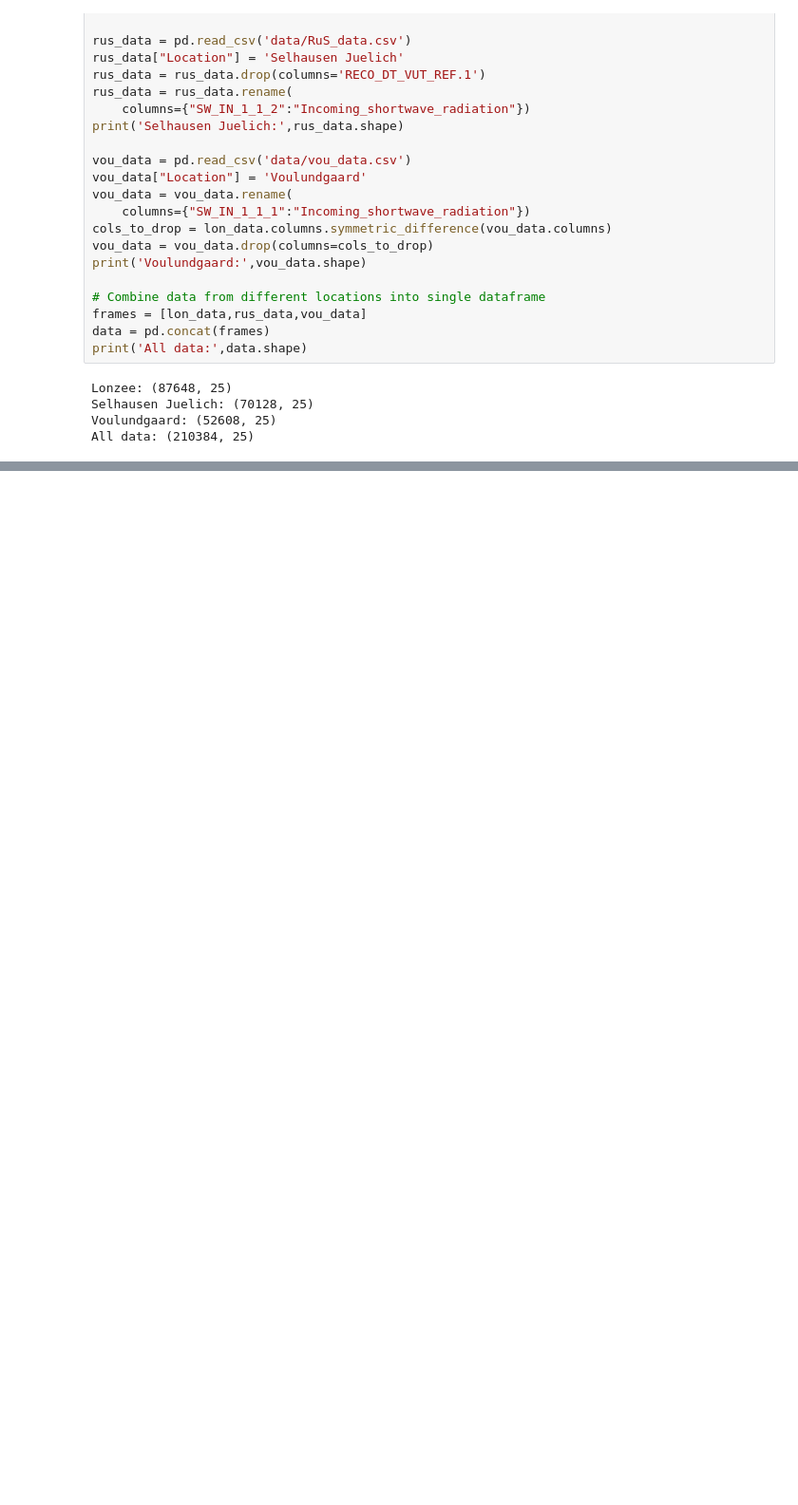
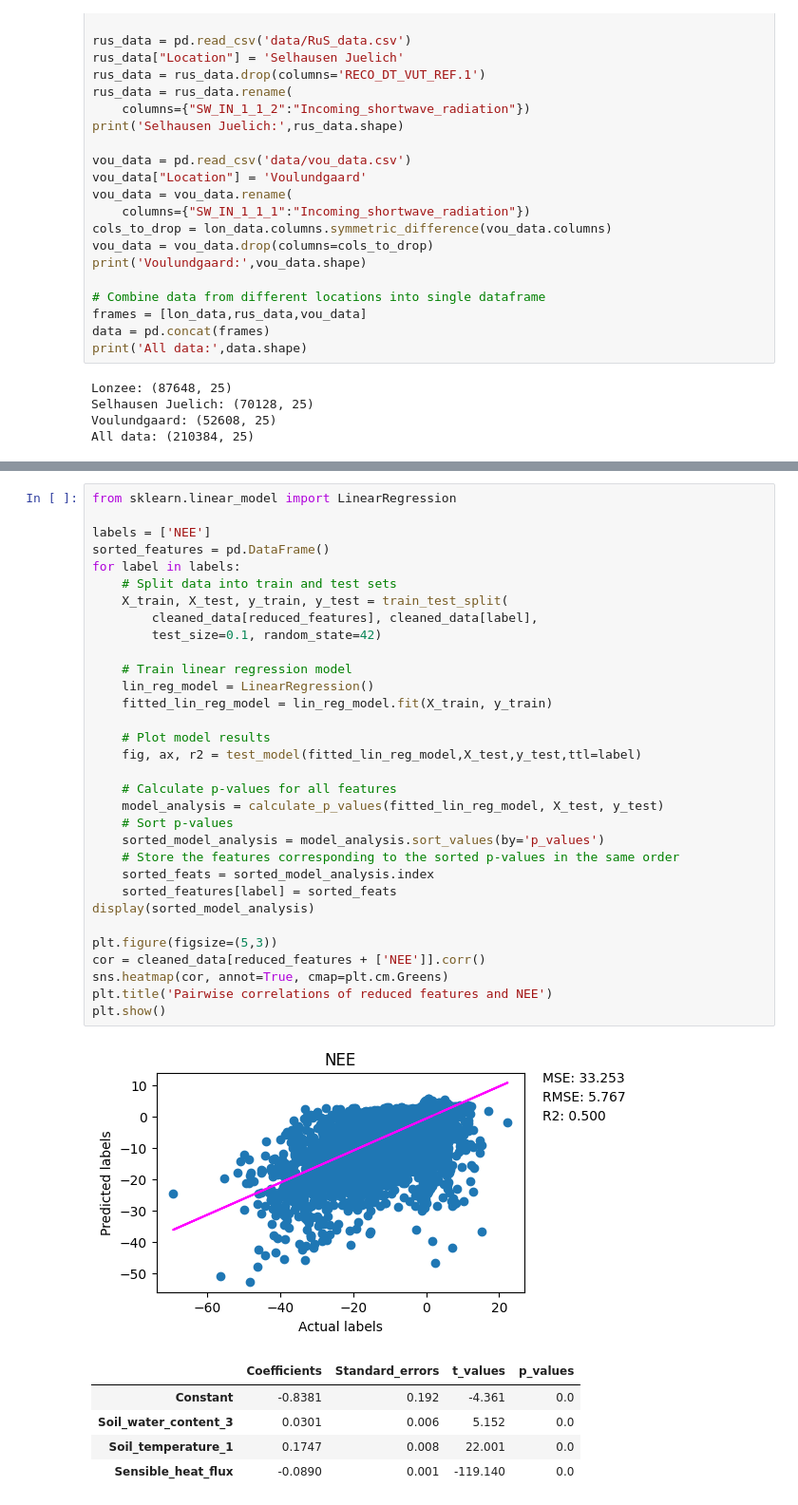
Before and after one commit to csharp14/land-management-project, a Jupyter notebook: land-management-analysis.ipynb, the cells around one changed output, grey strips where cells are left out. Shown: that part at 95% size. Saved outputs shown, nothing was run; the diff lists cells and outputs as text; blank space fills up the shorter version.

```diff
--- a/land-management-analysis.ipynb
+++ b/land-management-analysis.ipynb
@@ -226,0 +199,39 @@ for label in labels:
+# %%
+from sklearn.linear_model import LinearRegression
+
+labels = ['NEE']
+sorted_features = pd.DataFrame()
+for label in labels:
+    # Split data into train and test sets
+    X_train, X_test, y_train, y_test = train_test_split(
+        cleaned_data[reduced_features], cleaned_data[label],
+        test_size=0.1, random_state=42)
+
+    # Train linear regression model
+    lin_reg_model = LinearRegression()
+    fitted_lin_reg_model = lin_reg_model.fit(X_train, y_train)
+
+    # Plot model results
+    fig, ax, r2 = test_model(fitted_lin_reg_model,X_test,y_test,ttl=label)
+
+    # Calculate p-values for all features
+    model_analysis = calculate_p_values(fitted_lin_reg_model, X_test, y_test)
+    # Sort p-values
+    sorted_model_analysis = model_analysis.sort_values(by='p_values')
+    # Store the features corresponding to the sorted p-values in the same order
+    sorted_feats = sorted_model_analysis.index
+    sorted_features[label] = sorted_feats
+display(sorted_model_analysis)
+
+plt.figure(figsize=(5,3))
+cor = cleaned_data[reduced_features + ['NEE']].corr()
+sns.heatmap(cor, annot=True, cmap=plt.cm.Greens)
+plt.title('Pairwise correlations of reduced features and NEE')
+plt.show()
+# %% [output]
+[figure, added]
+|  | Coefficients | Standard_errors | t_values | p_values |
+| Constant | -0.8381 | 0.192 | -4.361 | 0.0 |
+| Soil_water_content_3 | 0.0301 | 0.006 | 5.152 | 0.0 |
+| Soil_temperature_1 | 0.1747 | 0.008 | 22.001 | 0.0 |
+| Sensible_heat_flux | -0.0890 | 0.001 | -119.140 | 0.0 |
```
Also changed, not shown: parts of 25 cells of this notebook, 3 other files.
